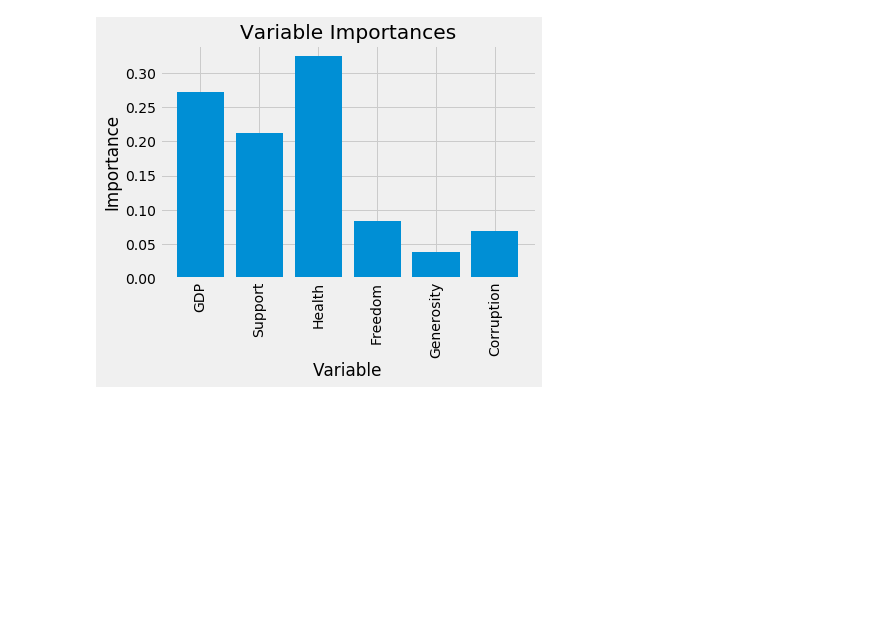
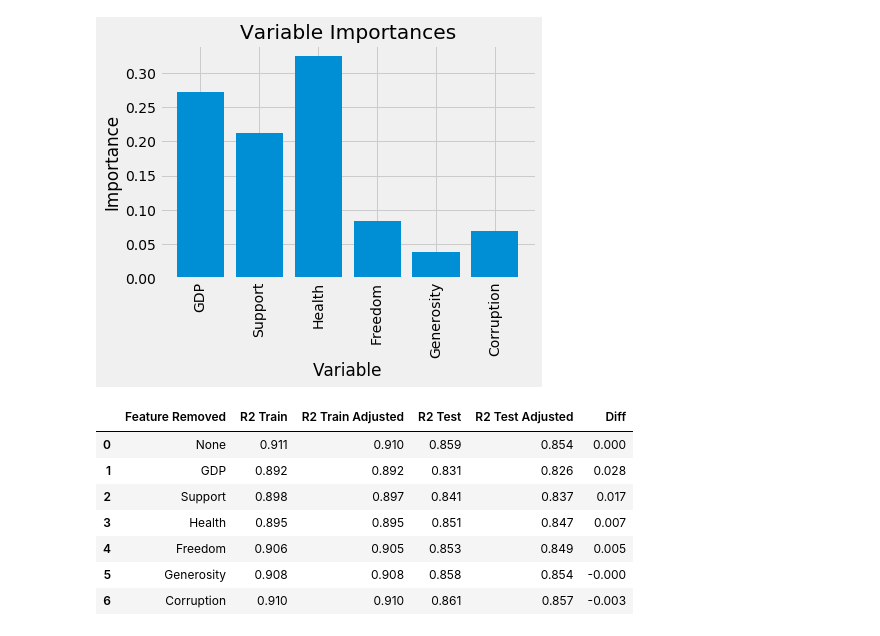
Before and after one commit to code-sparrow/World-Happiness-through-Machine-Learning, a Jupyter notebook: RFR_Plus_GridSearch.ipynb, the cells around one changed output. Drawn from its saved outputs; the diff is of its cells as text; code cells hidden in the pictures; blank space fills up the shorter version.

```diff
--- a/RFR_Plus_GridSearch.ipynb
+++ b/RFR_Plus_GridSearch.ipynb
@@ -8,8 +8,8 @@ import pandas as pd
 np.random.seed(42)
 
 # Importing the dataset
-df_train = pd.read_csv('train.csv')
-df_test = pd.read_csv('test.csv')
+df_train = pd.read_csv('resources/train.csv')
+df_test = pd.read_csv('resources/test.csv')
 # %%
 df_train.head()
 # %% [output]
@@ -295,3 +295,68 @@ plt.title('Variable Importances')
 plt.savefig("variable_importance.png", dpi=400, bbox_inches='tight', pad_inches=0.3)
 # %% [output]
 [figure]
+# %%
+# Removing one feature and comparing R squared adjusted values
+#For Potential feature importance
+# and compare to above
+
+from sklearn.ensemble import RandomForestRegressor
+from sklearn.metrics import r2_score
+
+best = {'bootstrap': True,
+ 'max_depth': 8,
+ 'max_features': 'sqrt',
+ 'min_samples_leaf': 1,
+ 'min_samples_split': 2,
+ 'n_estimators': 500}
+
+feature_list = list(df_train.iloc[:, 3:].columns)
+feature_list.insert(0, "None")
+
+regressor = RandomForestRegressor(**best, random_state=42)
+
+choose = [[0,1,2,3,4,5],[1,2,3,4,5],[0,2,3,4,5],[0,1,3,4,5],[0,1,2,4,5],[0,1,2,3,5],[0,1,2,3,4]]
+
+n_train = len(y_train)
+n_test = len(y_test)
+
+R2_train = []
+R2_test = []
+R2_train_adj = []
+R2_test_adj = []
+
+for i in range(len(choose)):
+    k = len(choose[i])
+    regressor.fit(X_train[:, choose[i]], y_train)
+    y_pred_train = regressor.predict(X_train[:, choose[i]])
+    y_pred_test = regressor.predict(X_test[:, choose[i]])
+    R2 = r2_score(y_train, y_pred_train)
+    R2_adj = R2 - ((k - 1) / (n_train - k)) * (1 - R2)
+    R2_train.append(R2)
+    R2_train_adj.append(R2_adj)
+    R2 = r2_score(y_test, y_pred_test)
+    R2_adj = R2 - ((k - 1) / (n_test - k)) * (1 - R2)
+    R2_test.append(R2)
+    R2_test_adj.append(R2_adj)
+
+
+col = ["Feature Removed", "R2 Train", "R2 Train Adjusted", "R2 Test", "R2 Test Adjusted", "Diff"]
+diff = R2_test_adj[0] - R2_test_adj
+var = [feature_list, R2_train, R2_train_adj, R2_test, R2_test_adj, diff]
+df = pd.DataFrame()
+for i in range(len(col)):
+    if i > 0:
+        df[col[i]] = [round(num, 3) for num in var[i]]
+    else:
+        df[col[i]] = var[i]
+
+df
+# %% [output]
+|  | Feature Removed | R2 Train | R2 Train Adjusted | R2 Test | R2 Test Adjusted | Diff |
+| 0 | None | 0.911 | 0.910 | 0.859 | 0.854 | 0.000 |
+| 1 | GDP | 0.892 | 0.892 | 0.831 | 0.826 | 0.028 |
+| 2 | Support | 0.898 | 0.897 | 0.841 | 0.837 | 0.017 |
+| 3 | Health | 0.895 | 0.895 | 0.851 | 0.847 | 0.007 |
+| 4 | Freedom | 0.906 | 0.905 | 0.853 | 0.849 | 0.005 |
+| 5 | Generosity | 0.908 | 0.908 | 0.858 | 0.854 | -0.000 |
+| 6 | Corruption | 0.910 | 0.910 | 0.861 | 0.857 | -0.003 |
```
Also changed, not shown: 7 other files.
